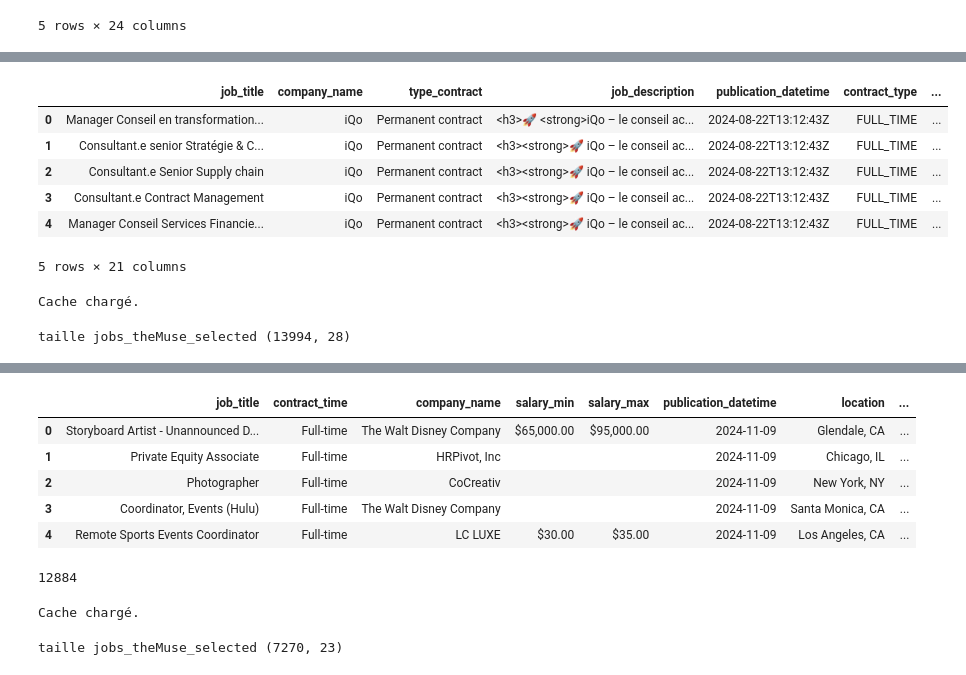
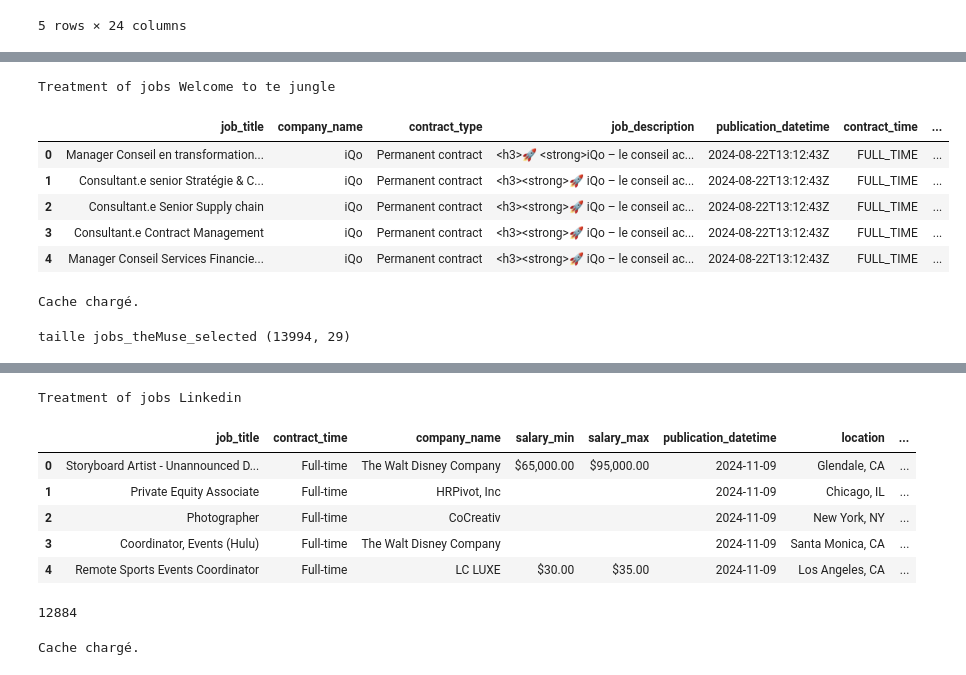
Before and after one commit to sodagt/JobMarket, a Jupyter notebook: processing/process_jobs.ipynb, the cells around one changed output, grey strips where cells are left out. Drawn from its saved outputs; the diff is of its cells as text; code cells hidden in the pictures.

```diff
--- a/processing/process_jobs.ipynb
+++ b/processing/process_jobs.ipynb
@@ -241,52 +187,53 @@ jobs_wttj.head()
 # %%
+print('Treatment of jobs Welcome to te jungle')
+
 jobs_wttj_selected = jobs_wttj[['title', 'company', 'type_contract', 'contents', 'date_public',
        'employmentType','addressCountry', 'addressLocality',  'industry', 'link_job', 'salary', 'postalCode', 'streetAddress']].rename(
 columns={'title': 'job_title', 'contents': 'job_description',
-'employmentType': 'contract_type','company': 'company_name','date_public': 'publication_datetime','addressLocality': 'location',
-' addressCountry': 'country_wttj','link_job': 'offer_link','streetAddress': 'streetAdress_wttj','postalCode': 'postalCode_wttj'})
+'employmentType': 'contract_time','company': 'company_name','date_public': 'publication_datetime','addressLocality': 'location','type_contract':'contract_type',
+'addressCountry': 'country_wttj','link_job': 'offer_link','streetAddress': 'streetAdress_wttj','postalCode': 'postalCode_wttj'})
 
 
 
 jobs_wttj_selected['publication_date'] = pd.to_datetime(jobs_wttj_selected['publication_datetime']).dt.strftime("%Y-%m-%d")
 jobs_wttj_selected['publication_time'] = jobs_wttj_selected['publication_datetime'].apply(lambda x: datetime.strptime(x, "%Y-%m-%dT%H:%M:%SZ").time())
 jobs_wttj_selected['industry']='not available'
-jobs_wttj_selected['contract_time']='not available'
 jobs_wttj_selected['category']='not available'
 
 jobs_wttj_selected[['currency_wttj', 'salary_min', 'salary_max']] = jobs_wttj_selected['salary'].apply(extract_salary_info)
 jobs_wttj_selected = jobs_wttj_selected.drop('salary', axis=1)
 
 jobs_wttj_selected['location'] = jobs_wttj_selected['location'].astype(str)
 jobs_wttj_selected['location'] = jobs_wttj_selected['location'].str.replace(r'[\[\]]', '', regex=True)
 #jobs_wttj_selected['locations_company']=jobs_wttj_selected['location']
 
 jobs_wttj_selected['job_description'] = jobs_wttj_selected['job_description'].apply(clean_text)
 jobs_wttj_selected["levels"] = "not available"
 
 jobs_wttj_selected["source"] = "Wttj"
 jobs_wttj_selected=jobs_wttj_selected.drop_duplicates()
 
 
 jobs_wttj_selected.head()
 # %% [output]
+Treatment of jobs Welcome to te jungle
-|  | job_title | company_name | type_contract | job_description | publication_datetime | contract_type | ... |
+|  | job_title | company_name | contract_type | job_description | publication_datetime | contract_time | ... |
 | 0 | Manager Conseil en transformation... | iQo | Permanent contract | <h3>🚀 <strong>iQo – le conseil ac... | 2024-08-22T13:12:43Z | FULL_TIME | ... |
 | 1 | Consultant.e senior Stratégie & C... | iQo | Permanent contract | <h3><strong>🚀 iQo – le conseil ac... | 2024-08-22T13:12:43Z | FULL_TIME | ... |
 | 2 | Consultant.e Senior Supply chain | iQo | Permanent contract | <h3><strong>🚀 iQo – le conseil ac... | 2024-08-22T13:12:43Z | FULL_TIME | ... |
 | 3 | Consultant.e Contract Management | iQo | Permanent contract | <h3><strong>🚀 iQo – le conseil ac... | 2024-08-22T13:12:43Z | FULL_TIME | ... |
 | 4 | Manager Conseil Services Financie... | iQo | Permanent contract | <h3><strong>🚀 iQo – le conseil ac... | 2024-08-22T13:12:43Z | FULL_TIME | ... |
-5 rows × 21 columns
 # %%
-cache_path = '../outputs/intermediate/location_cache.pkl'
+#cache_path = '../outputs/intermediate/location_cache.pkl'
 
 load_location_cache(cache_path)
 jobs_wttj_selected [['country', 'state', 'city', 'postcode', 'latitude', 'longitude', 'currency_name','country_code','codeIso_lvl4' ]]= jobs_wttj_selected['streetAdress_wttj'].progress_apply(get_infos_location)
 
 print( 'taille jobs_theMuse_selected', jobs_wttj_selected.shape)
-save_location_cache(cache_path)
+#save_location_cache(cache_path)
 # %% [output]
 Cache chargé.
-taille jobs_theMuse_selected (13994, 28)
+taille jobs_theMuse_selected (13994, 29)
 # %%
 #jobs_linkedin.link.unique()
 jobs_linkedin.head()
@@ -298,12 +245,14 @@ jobs_linkedin.head()
 | 3 | Bagger | Jungle Jim's International Market | Fairfield, OH | https://www.linkedin.com/jobs/vie... |  |  |  | Entry level | ... |
 | 4 | Data Entry Operator | Computer CORE (Community OutReach... | United States | https://www.linkedin.com/jobs/vie... | $45.00 - $50.00 | $45.00 | $50.00 | Entry level | ... |
 # %%
+print('Treatment of jobs Linkedin')
+
 jobs_linkedin_selected = jobs_linkedin[['title','employment_type', 'company','salary_min','salary_max',
 'posted_time','location','job_industry','link','source','seniority_level','job_function']].rename(columns={'title': 'job_title', 'employment_type': 'contract_time',
 'company': 'company_name','posted_time': 'publication_datetime','job_industry': 'industry','link': 'offer_link','seniority_level':'levels','job_function':'category'})
 
 #jobs_linkedin_selected['publication_date'] = pd.to_datetime(jobs_adzuna_selected['publication_datetime']).dt.strftime("%Y-%m-%d")
-jobs_linkedin_selected['contents']='not available'
+jobs_linkedin_selected['job_description']='not available'
 #jobs_linkedin_selected['currency']='dollars'
 jobs_linkedin_selected['publication_time'] =None
 
@@ -316,6 +265,7 @@ jobs_linkedin_selected['contract_type']='not available'
 #jobs_linkedin_selected['job_description'] = jobs_linkedin_selected['job_description'].apply(clean_text)
 jobs_linkedin_selected.head()
 # %% [output]
+Treatment of jobs Linkedin
 |  | job_title | contract_time | company_name | salary_min | salary_max | publication_datetime | location | ... |
 | 0 | Storyboard Artist - Unannounced D... | Full-time | The Walt Disney Company | $65,000.00 | $95,000.00 | 2024-11-09 | Glendale, CA | ... |
 | 1 | Private Equity Associate | Full-time | HRPivot, Inc |  |  | 2024-11-09 | Chicago, IL | ... |
@@ -326,11 +276,9 @@ jobs_linkedin_selected.head()
 # %% [output]
 12884
 # %%
-cache_path = '../outputs/intermediate/location_cache.pkl'
 
 load_location_cache(cache_path)
 
 jobs_linkedin_selected [['country', 'state', 'city', 'postcode', 'latitude', 'longitude', 'currency_name','country_code','codeIso_lvl4' ]]= jobs_linkedin_selected['location'].progress_apply(get_infos_location)
 # %% [output]
 Cache chargé.
-taille jobs_theMuse_selected (7270, 23)
```
Also changed, not shown: parts of 57 cells of this notebook, 17 other files.
